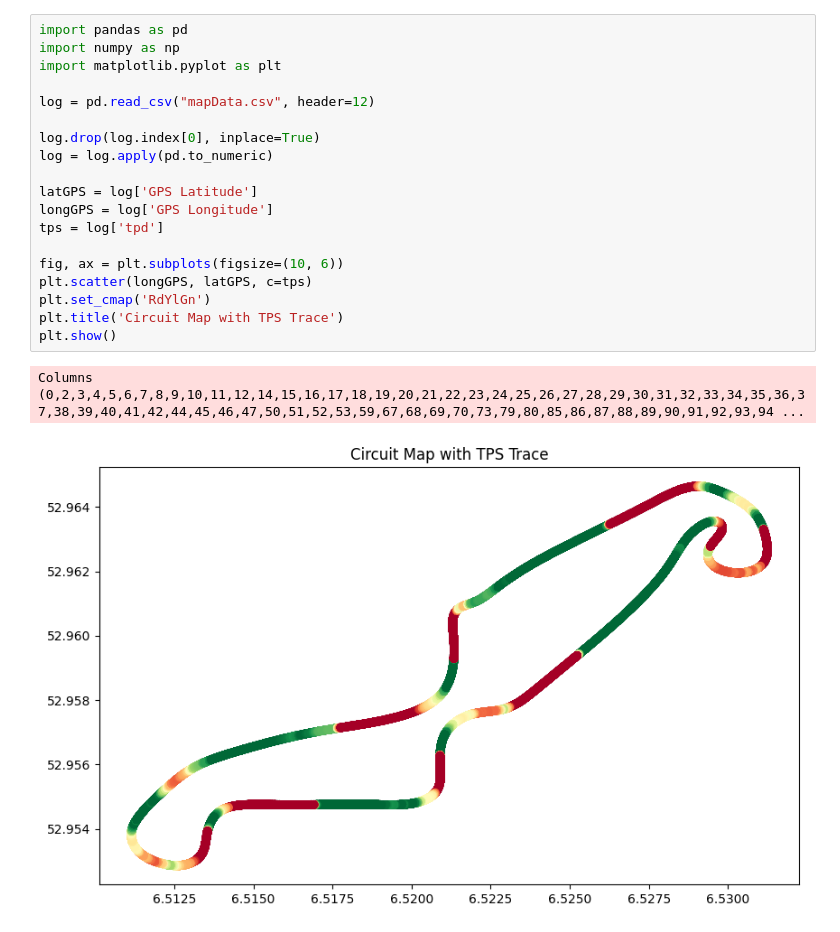
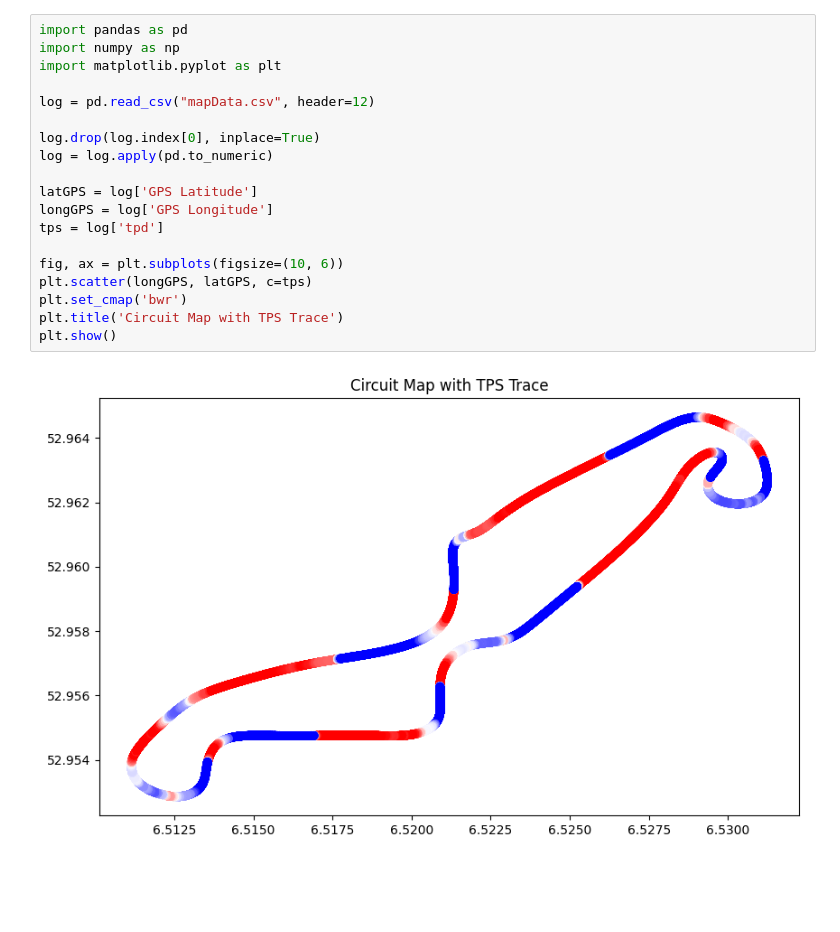
Before and after one commit to martycochrane/BMW-M1000RR-Electronics-Analytics, a Jupyter notebook: Map Plot/mapExample.ipynb, the cells around one changed output. Saved outputs shown, nothing was run; the diff lists cells and outputs as text; blank space fills up the shorter version.

Commit message:
update map plot to new colours

```diff
--- a/Map Plot/mapExample.ipynb
+++ b/Map Plot/mapExample.ipynb
@@ -1,22 +1,21 @@
 # %%
 import pandas as pd
 import numpy as np
 import matplotlib.pyplot as plt
 
 log = pd.read_csv("mapData.csv", header=12)
 
 log.drop(log.index[0], inplace=True)
 log = log.apply(pd.to_numeric)
 
 latGPS = log['GPS Latitude']
 longGPS = log['GPS Longitude']
 tps = log['tpd']
 
 fig, ax = plt.subplots(figsize=(10, 6))
 plt.scatter(longGPS, latGPS, c=tps)
-plt.set_cmap('RdYlGn')
+plt.set_cmap('bwr')
 plt.title('Circuit Map with TPS Trace')
 plt.show()
 # %% [output]
-Columns (0,2,3,4,5,6,7,8,9,10,11,12,14,15,16,17,18,19,20,21,22,23,24,25,26,27,28,29,30,31,32,33,34,35,36,37,38,39,40,41,42,44,45,46,47,50,51,52,53,59,67,68,69,70,73,79,80,85,86,87,88,89,90,91,92,93,94 ...
-[figure, old version]
+[figure, new version]
```
Also changed, not shown: 1 other file.
